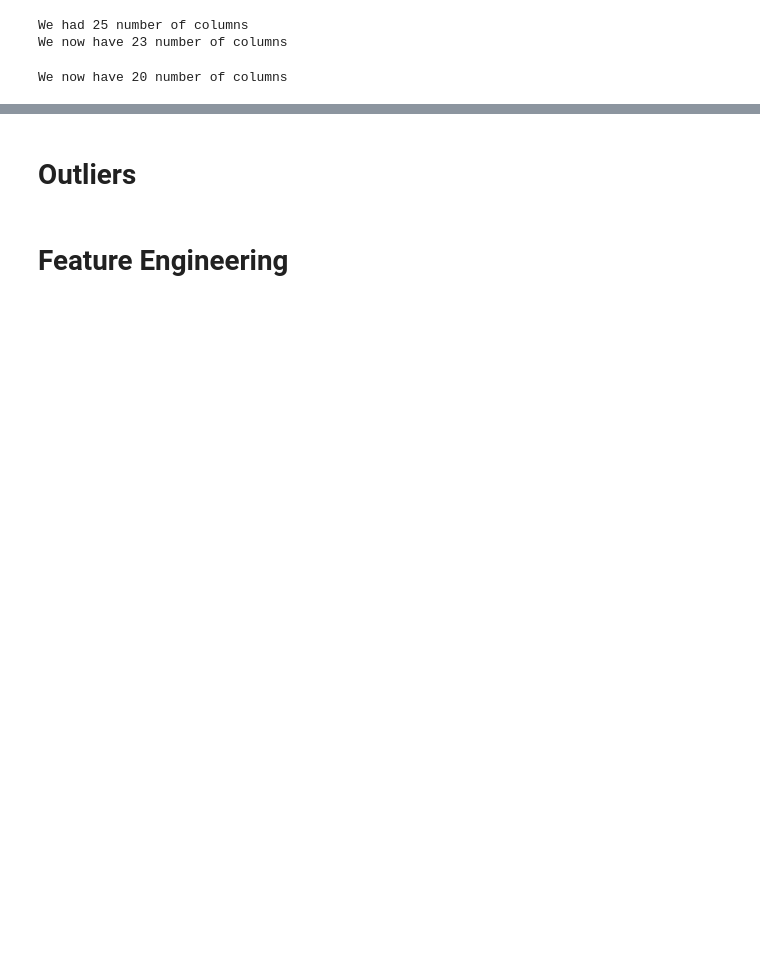
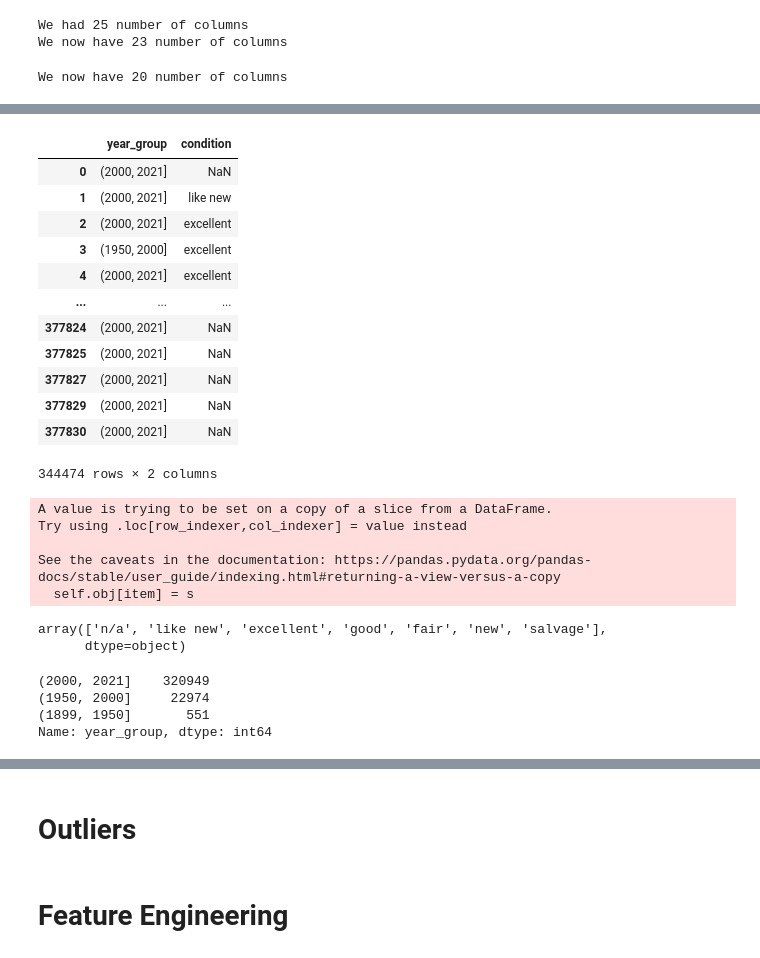
Before and after one commit to ioannismesionis/used-vehicles-prices-craigslist, a Jupyter notebook: initial_notebook.ipynb, the cells around one changed output, grey strips where cells are left out. Saved outputs shown, nothing was run; the diff lists cells and outputs as text; code cells hidden in the pictures; blank space fills up the shorter version.

Commit message:
grouping thing

```diff
--- a/initial_notebook.ipynb
+++ b/initial_notebook.ipynb
@@ -190,7 +221,8 @@ We now have 23 number of columns
 # %%
-df.drop(['vin', 'image_url', 'description'], axis = 1, inplace = True)
+x_train.drop(['vin', 'image_url', 'description'], axis = 1, inplace = True)
+x_test.drop(['vin', 'image_url', 'description'], axis = 1, inplace = True)
 
-print("We now have {} number of columns".format(df.shape[1]))
+print("We now have {} number of columns".format(x_train.shape[1]))
 # %% [output]
 We now have 20 number of columns
 # %%
@@ -215,0 +248,3 @@ memory usage: 82.4+ MB
+# %%
+cols_cc = [var for var in x_train.columns if x_train[var].isnull().mean() < 0.05]
+cols_cc
@@ -215,0 +270,7 @@ memory usage: 82.4+ MB
+# %%
+x_train_cc = x_train.dropna(subset = cols_cc)
+y_train_cc = y_train[y_train.index.isin(x_train_cc.index.tolist())]
+
+# same for test
+x_test_cc = x_test.dropna(subset = cols_cc)
+y_test_cc = y_test[y_test.index.isin(x_test_cc.index.tolist())]
@@ -231,0 +329,2 @@ df_copy.head()
+# %%
+x_train_cc['year_group'] = pd.cut(x_train_cc['year'], bins = [1899, 1950, 2000, 2021])
@@ -231,0 +351,36 @@ df_copy.head()
+# %%
+x_train_cc[['year_group', 'condition']]
+# %% [output]
+|  | year_group | condition |
+| 0 | (2000, 2021] | NaN |
+| 1 | (2000, 2021] | like new |
+| 2 | (2000, 2021] | excellent |
+| 3 | (1950, 2000] | excellent |
+| 4 | (2000, 2021] | excellent |
+| ... | ... | ... |
+| 377824 | (2000, 2021] | NaN |
+| 377825 | (2000, 2021] | NaN |
+| 377827 | (2000, 2021] | NaN |
+| 377829 | (2000, 2021] | NaN |
+| 377830 | (2000, 2021] | NaN |
+344474 rows × 2 columns
+# %%
+x_train_cc.loc[x_train_cc['condition'].isna(), ['condition']] = 'n/a'
+# %% [output]
+A value is trying to be set on a copy of a slice from a DataFrame.
+Try using .loc[row_indexer,col_indexer] = value instead
+
+See the caveats in the documentation: https://pandas.pydata.org/pandas-docs/stable/user_guide/indexing.html#returning-a-view-versus-a-copy
+  self.obj[item] = s
+# %%
+x_train_cc['condition'].unique()
+# %% [output]
+array(['n/a', 'like new', 'excellent', 'good', 'fair', 'new', 'salvage'],
+      dtype=object)
+# %%
+x_train_cc['year_group'].value_counts()
+# %% [output]
+(2000, 2021]    320949
+(1950, 2000]     22974
+(1899, 1950]       551
+Name: year_group, dtype: int64
```
Also changed, not shown: parts of 27 cells of this notebook.
